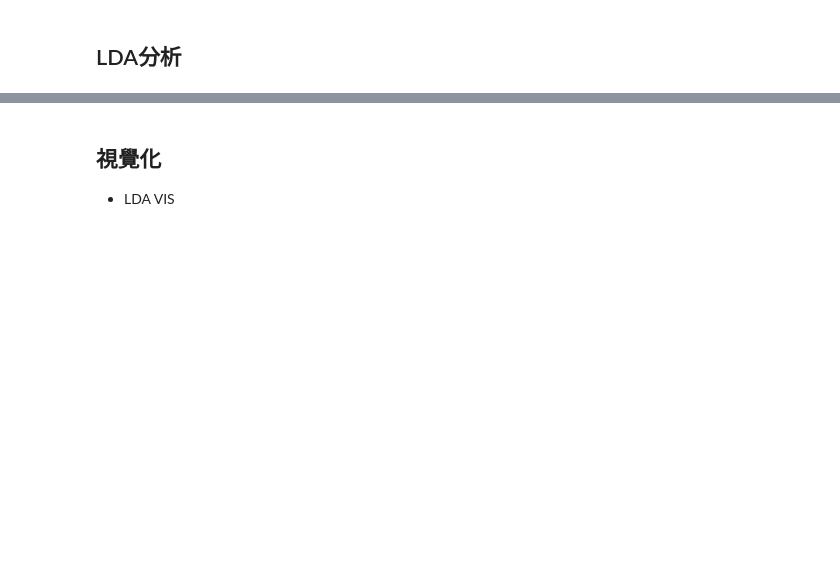
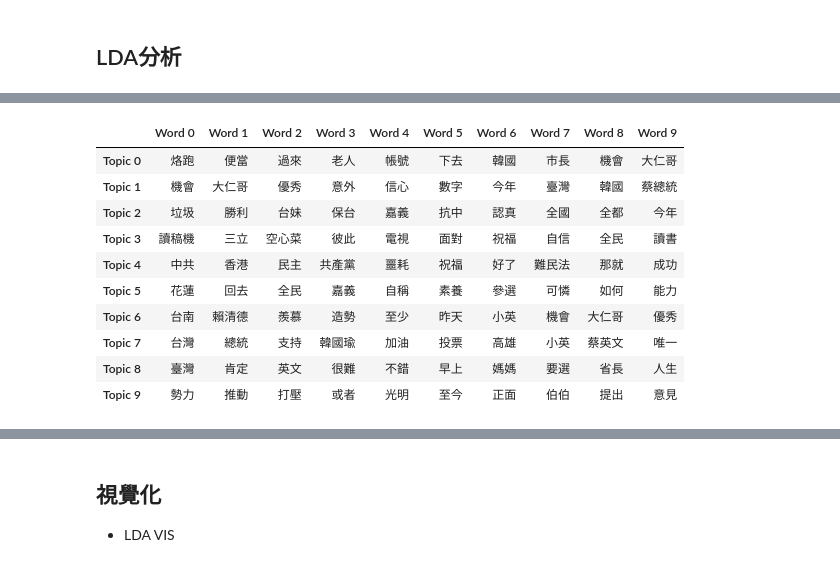
Before and after one commit to tlyu0419/FindAndMeetKOLs, a Jupyter notebook: 總統大選的社群網絡分析.ipynb, the cells around one changed output, grey strips where cells are left out. Drawn from its saved outputs; the diff is of its cells as text; code cells hidden in the pictures; blank space fills up the shorter version.

```diff
--- a/總統大選的社群網絡分析.ipynb
+++ b/總統大選的社群網絡分析.ipynb
@@ -458,0 +475,6 @@ comments.head(5)
+# %%
+# 將非中文的文字、符號替換成空白
+comments['TEXT2'] = comments['TEXT'].apply(lambda x: ''.join(re.sub('[^\u4e00-\u9fa5]', ' ', x)))
+comments['TEXT2'] = comments['TEXT2'].apply(lambda x: re.sub('[ ]{1,}', ' ', x))
+comments = comments.loc[comments['TEXT2']!='',:]
+# comments#.head(50)
@@ -458,0 +524,9 @@ comments.head(5)
+# %%
+comments['TEXT3'] = comments['TEXT2'].apply(lambda x: sent2words(x))
+comments['LENG'] = comments['TEXT3'].apply(lambda x: len(x))
+# 去除詞太少的人
+comments = comments.loc[comments['LENG'] >= 5,:]
+comments['TEXT3'] = comments['TEXT3'].apply(lambda x: ' '.join(x))
+
+print(comments.shape)
+comments.head(2)
@@ -460,0 +634,29 @@ comments.head(5)
+# %%
+# Show top n keywords for each topic
+def show_topics(vectorizer=vectorizer, lda_model=lda_model, n_words=20):
+    keywords = np.array(vectorizer.get_feature_names())
+    topic_keywords = []
+    for topic_weights in lda_model.components_:
+        top_keyword_locs = (-topic_weights).argsort()[:n_words]
+        topic_keywords.append(keywords.take(top_keyword_locs))
+    return topic_keywords
+
+topic_keywords = show_topics(vectorizer=vectorizer, lda_model=lda_model, n_words=10)
+
+# Topic - Keywords Dataframe
+df_topic_keywords = pd.DataFrame(topic_keywords)
+df_topic_keywords.columns = ['Word '+str(i) for i in range(df_topic_keywords.shape[1])]
+df_topic_keywords.index = ['Topic '+str(i) for i in range(df_topic_keywords.shape[0])]
+df_topic_keywords
+# %% [output]
+|  | Word 0 | Word 1 | Word 2 | Word 3 | Word 4 | Word 5 | Word 6 | Word 7 | Word 8 | Word 9 |
+| Topic 0 | 烙跑 | 便當 | 過來 | 老人 | 帳號 | 下去 | 韓國 | 市長 | 機會 | 大仁哥 |
+| Topic 1 | 機會 | 大仁哥 | 優秀 | 意外 | 信心 | 數字 | 今年 | 臺灣 | 韓國 | 蔡總統 |
+| Topic 2 | 垃圾 | 勝利 | 台妹 | 保台 | 嘉義 | 抗中 | 認真 | 全國 | 全都 | 今年 |
+| Topic 3 | 讀稿機 | 三立 | 空心菜 | 彼此 | 電視 | 面對 | 祝福 | 自信 | 全民 | 讀書 |
+| Topic 4 | 中共 | 香港 | 民主 | 共產黨 | 噩耗 | 祝福 | 好了 | 難民法 | 那就 | 成功 |
+| Topic 5 | 花蓮 | 回去 | 全民 | 嘉義 | 自稱 | 素養 | 參選 | 可憐 | 如何 | 能力 |
+| Topic 6 | 台南 | 賴清德 | 羨慕 | 造勢 | 至少 | 昨天 | 小英 | 機會 | 大仁哥 | 優秀 |
+| Topic 7 | 台灣 | 總統 | 支持 | 韓國瑜 | 加油 | 投票 | 高雄 | 小英 | 蔡英文 | 唯一 |
+| Topic 8 | 臺灣 | 肯定 | 英文 | 很難 | 不錯 | 早上 | 媽媽 | 要選 | 省長 | 人生 |
+| Topic 9 | 勢力 | 推動 | 打壓 | 或者 | 光明 | 至今 | 正面 | 伯伯 | 提出 | 意見 |
```
Also changed, not shown: parts of 46 cells of this notebook.
